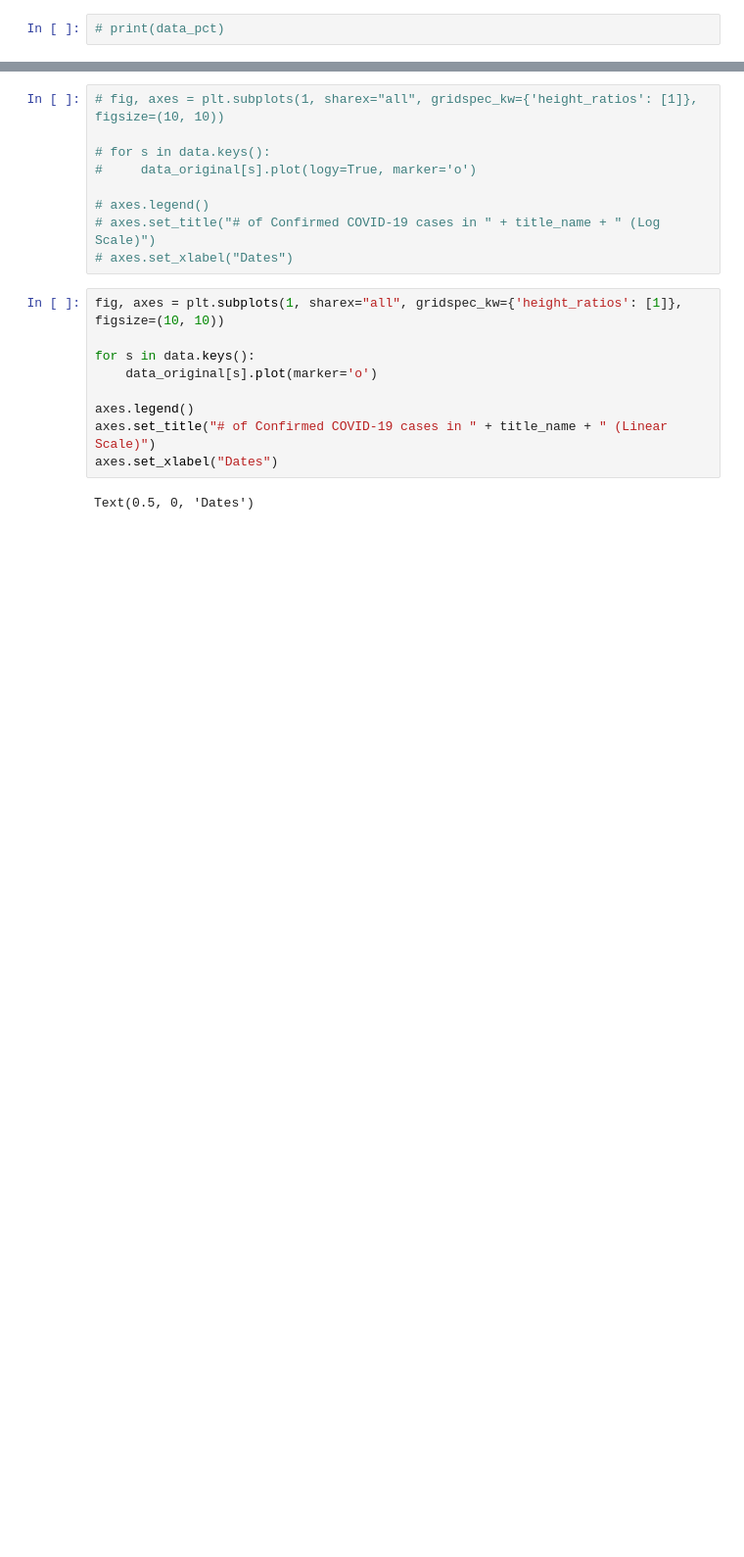
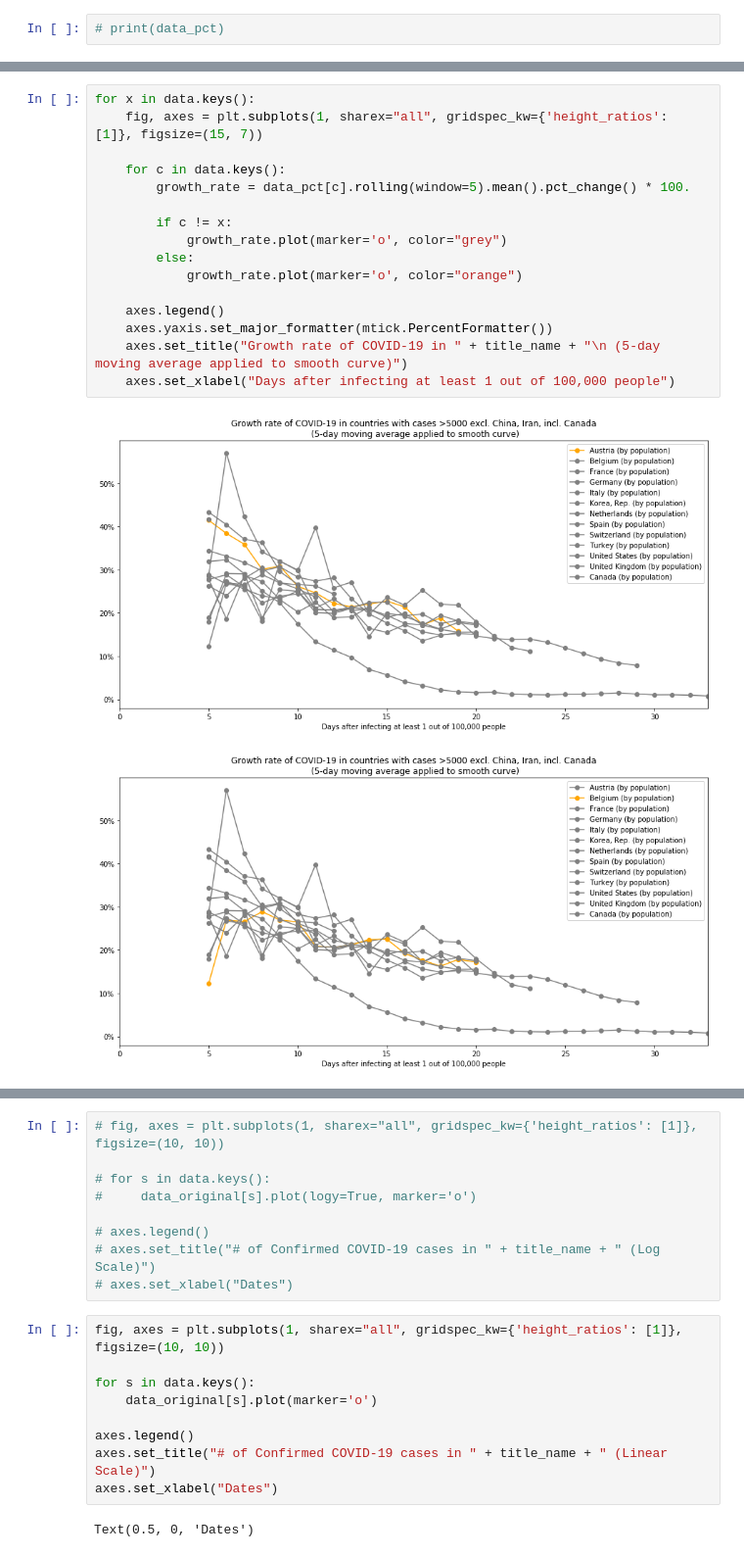
Before and after one commit to h8rry/COVID-19, a Jupyter notebook: graphs - countries with cases >=1k.ipynb, the cells around one changed output, grey strips where cells are left out. Shown at 98% size. Saved outputs shown, nothing was run; the diff lists cells and outputs as text; blank space fills up the shorter version.

```diff
--- a/graphs - countries with cases >=1k.ipynb
+++ b/graphs - countries with cases >=1k.ipynb
@@ -223,0 +224,19 @@ Text(0.5, 0, 'Days after infecting at least 1 out of 100,000 people')
+# %%
+for x in data.keys():
+    fig, axes = plt.subplots(1, sharex="all", gridspec_kw={'height_ratios': [1]}, figsize=(15, 7))
+
+    for c in data.keys():
+        growth_rate = data_pct[c].rolling(window=5).mean().pct_change() * 100.
+
+        if c != x:
+            growth_rate.plot(marker='o', color="grey")
+        else:
+            growth_rate.plot(marker='o', color="orange")
+
+    axes.legend()
+    axes.yaxis.set_major_formatter(mtick.PercentFormatter())
+    axes.set_title("Growth rate of COVID-19 in " + title_name + "\n (5-day moving average applied to smooth curve)")
+    axes.set_xlabel("Days after infecting at least 1 out of 100,000 people")
+# %% [output]
+[figure, added]
+[figure, added]
```
Also changed, not shown: parts of 16 cells of this notebook.
